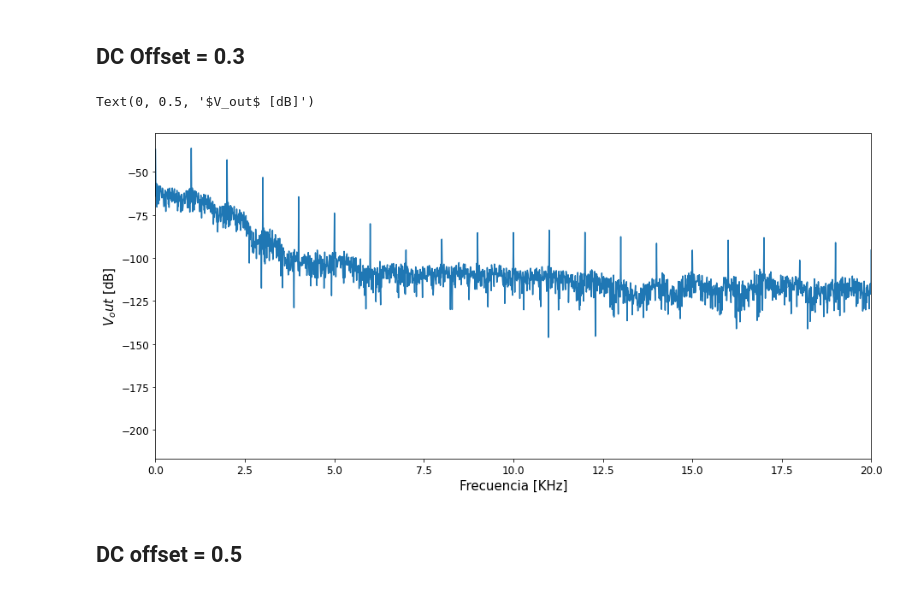
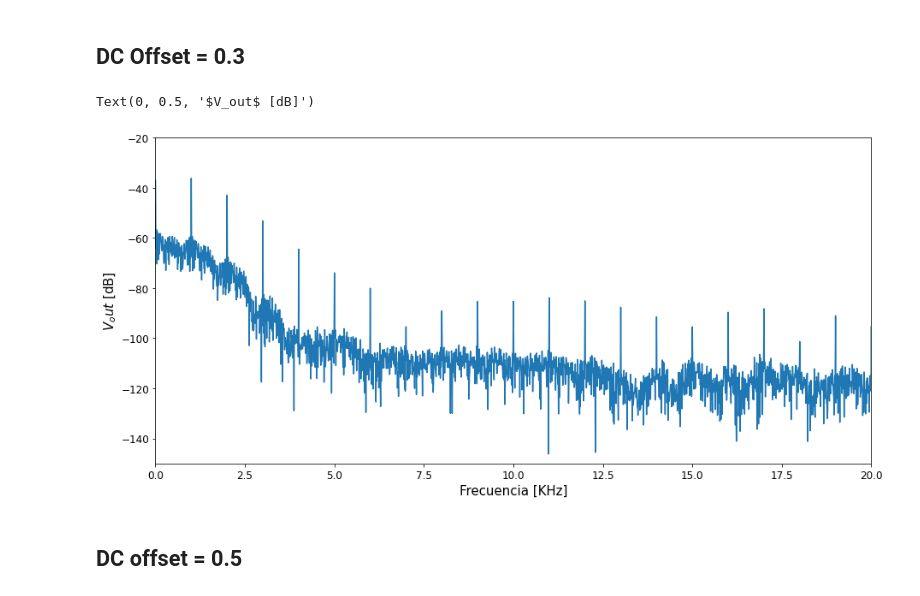
Before and after one commit to vecheto/astro_experimental, a Jupyter notebook: Tarea 3/codigo.ipynb, the cells around one changed output. Cells and saved outputs as stored; diff of their text form; code cells hidden in the pictures.

```diff
--- a/Tarea 3/codigo.ipynb
+++ b/Tarea 3/codigo.ipynb
@@ -201,14 +201,15 @@ datos3=pd.read_table('circuito3clean.txt',header=0, sep=' ')
 # %%
 plt.figure(figsize=(15,7))
 plt.xticks(fontsize=12)
 plt.yticks(fontsize=12)
 plt.plot(datos3['Freq.']/1000, datos3['V(out)'])
 plt.xlim(0,20)
+plt.ylim(-150,-20)
 plt.xlabel('Frecuencia [KHz]', size=15)
 plt.ylabel('$V_out$ [dB]', size=15)
 # %% [output]
 Text(0, 0.5, '$V_out$ [dB]')
-[figure, old version]
+[figure, new version]
 # %% [markdown]
 ## DC offset = 0.5
 # %% [markdown]
```
Also changed, not shown: parts of 10 cells of this notebook.
